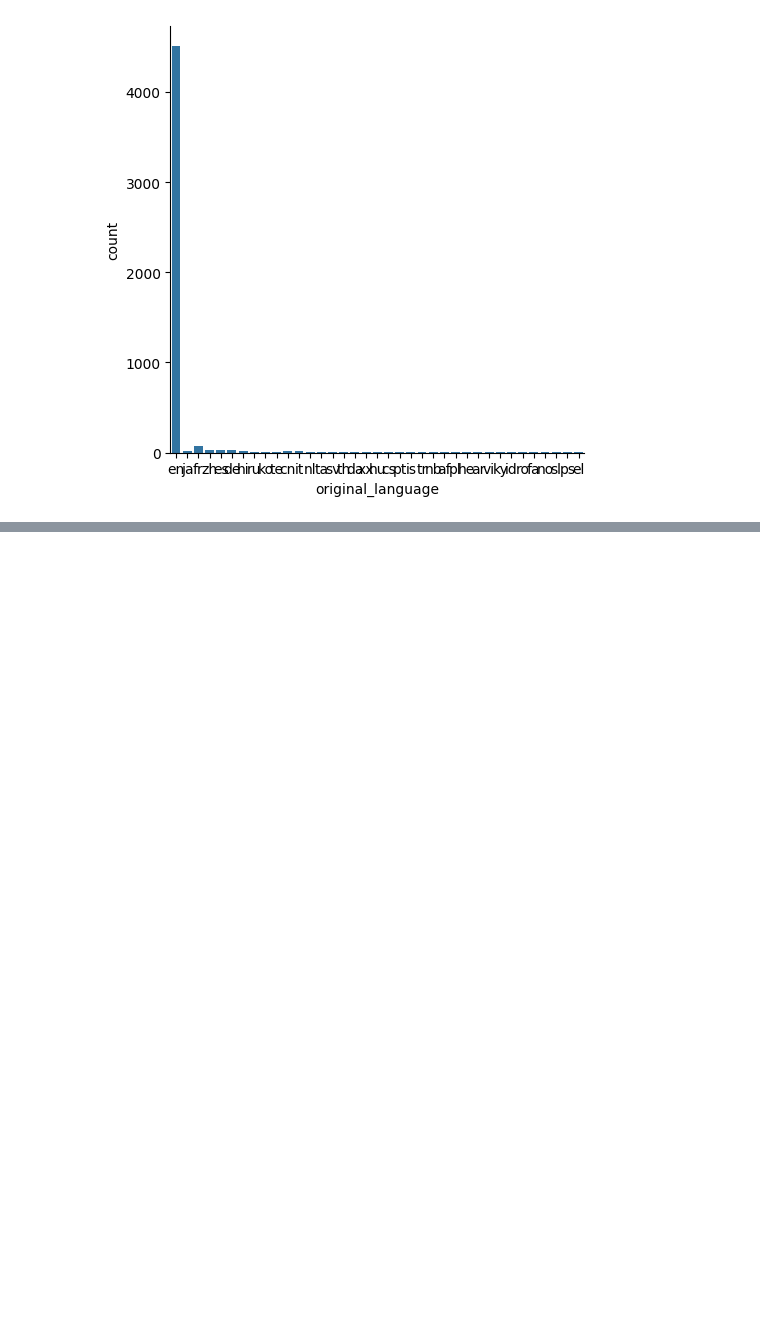
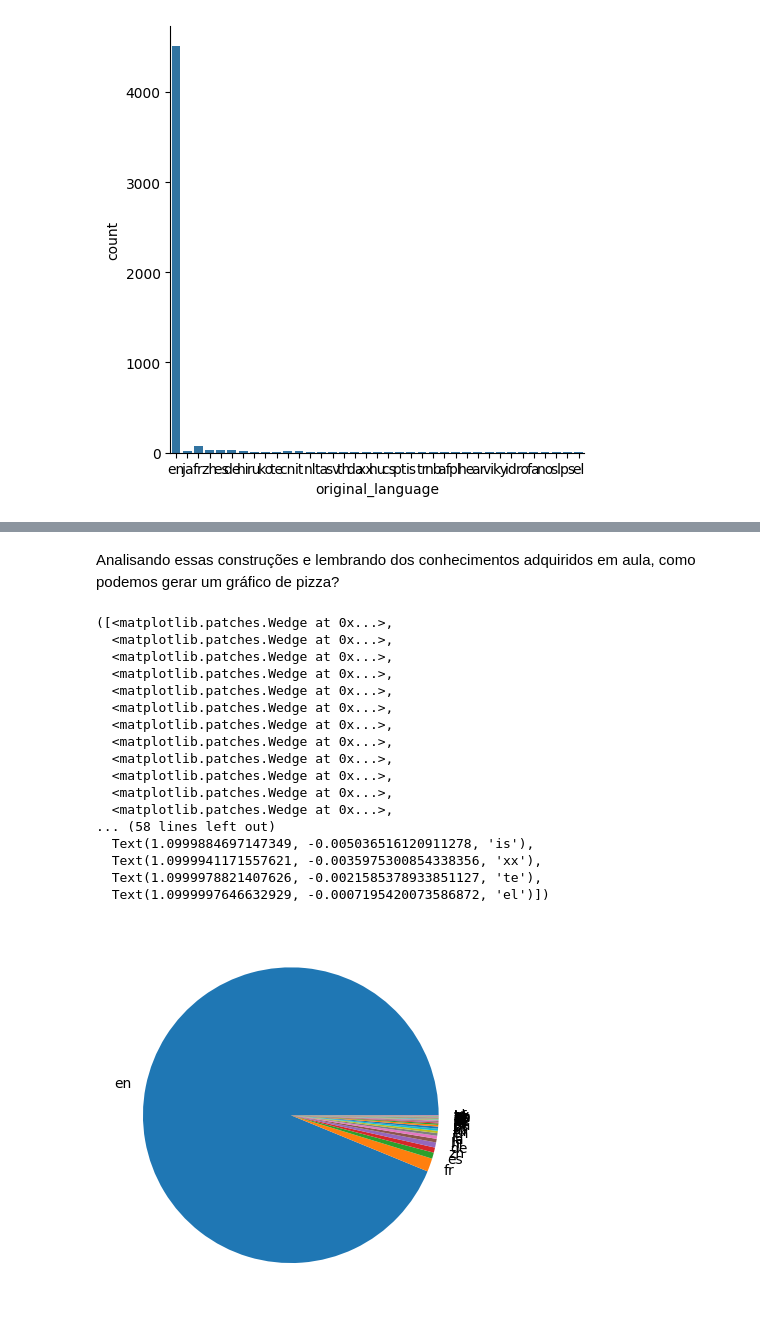
Before and after one commit to orlandojsjunior/Data_Science-Analise_e_visualizacao_de_dados, a Jupyter notebook: 04 - Data Visalization/Notebooks/04_data_visualization.ipynb, the cells around one changed output, grey strips where cells are left out. Saved outputs shown, nothing was run; the diff lists cells and outputs as text; code cells hidden in the pictures; blank space fills up the shorter version.

```diff
--- a/04 - Data Visalization/Notebooks/04_data_visualization.ipynb
+++ b/04 - Data Visalization/Notebooks/04_data_visualization.ipynb
@@ -470,0 +592,5 @@ sns.catplot(x="original_language", kind="count", data=tmdb) # O catplo ja imprim
+# %%
+# Em seguida, contaremos os valores da coluna original_language, transformando-os em um dataframe, e reiniciaremos o índice da coluna. Terminaremos exibindo os 5 primeiros elementos:
+
+contagem_de_lingua = tmdb["original_language"].value_counts().to_frame().reset_index()
+contagem_de_lingua.head()
@@ -470,0 +604,3 @@ sns.catplot(x="original_language", kind="count", data=tmdb) # O catplo ja imprim
+# %%
+contagem_de_lingua.columns = ["original_language", "total"] # Criando colunas
+contagem_de_lingua.head()
@@ -470,0 +619,2 @@ sns.catplot(x="original_language", kind="count", data=tmdb) # O catplo ja imprim
+# %% [markdown]
+Analisando essas construções e lembrando dos conhecimentos adquiridos em aula, como podemos gerar um gráfico de pizza?
@@ -470,0 +623,21 @@ sns.catplot(x="original_language", kind="count", data=tmdb) # O catplo ja imprim
+# %%
+plt.pie(contagem_de_lingua["total"], labels = contagem_de_lingua["original_language"])
+# %% [output]
+([<matplotlib.patches.Wedge at 0x...>,
+  <matplotlib.patches.Wedge at 0x...>,
+  <matplotlib.patches.Wedge at 0x...>,
+  <matplotlib.patches.Wedge at 0x...>,
+  <matplotlib.patches.Wedge at 0x...>,
+  <matplotlib.patches.Wedge at 0x...>,
+  <matplotlib.patches.Wedge at 0x...>,
+  <matplotlib.patches.Wedge at 0x...>,
+  <matplotlib.patches.Wedge at 0x...>,
+  <matplotlib.patches.Wedge at 0x...>,
+  <matplotlib.patches.Wedge at 0x...>,
+  <matplotlib.patches.Wedge at 0x...>,
+... (58 lines left out)
+  Text(1.0999884697147349, -0.005036516120911278, 'is'),
+  Text(1.0999941171557621, -0.0035975300854338356, 'xx'),
+  Text(1.0999978821407626, -0.0021585378933851127, 'te'),
+  Text(1.0999997646632929, -0.0007195420073586872, 'el')])
+[figure, added]
```
Also changed, not shown: parts of 14 cells of this notebook, 1 other file.
